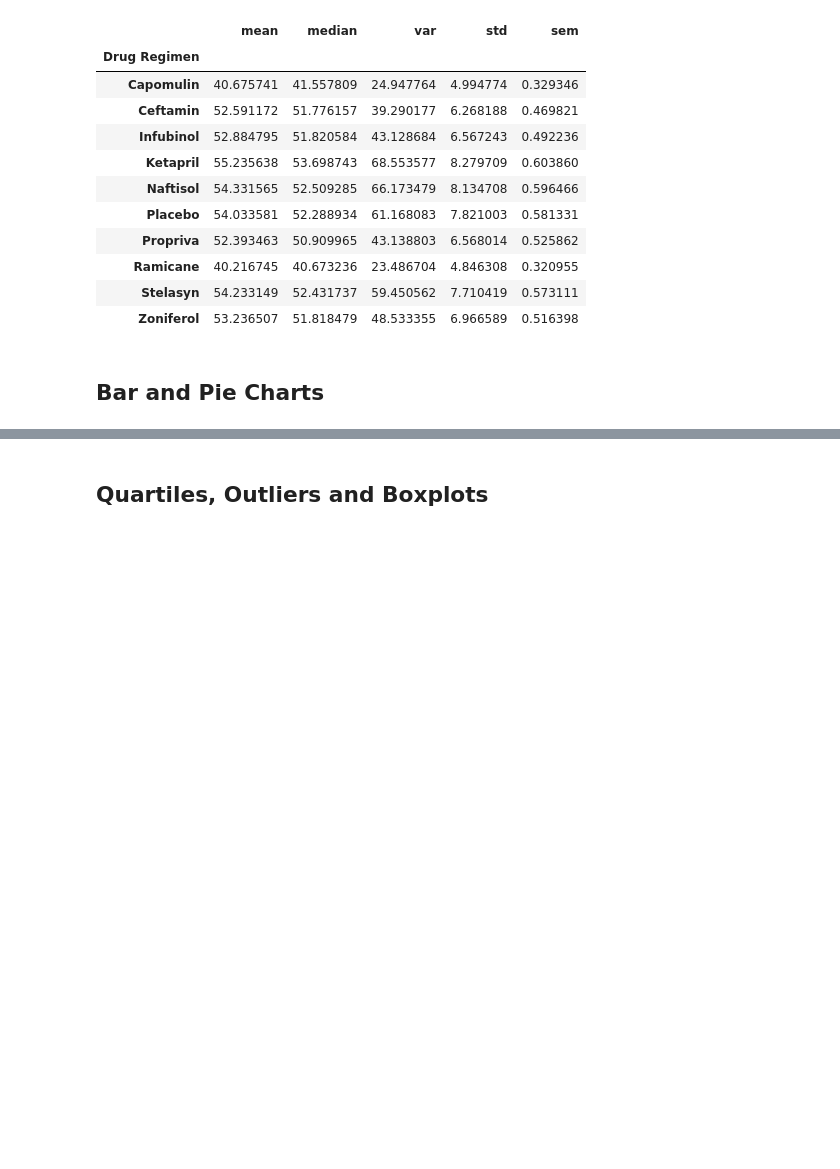
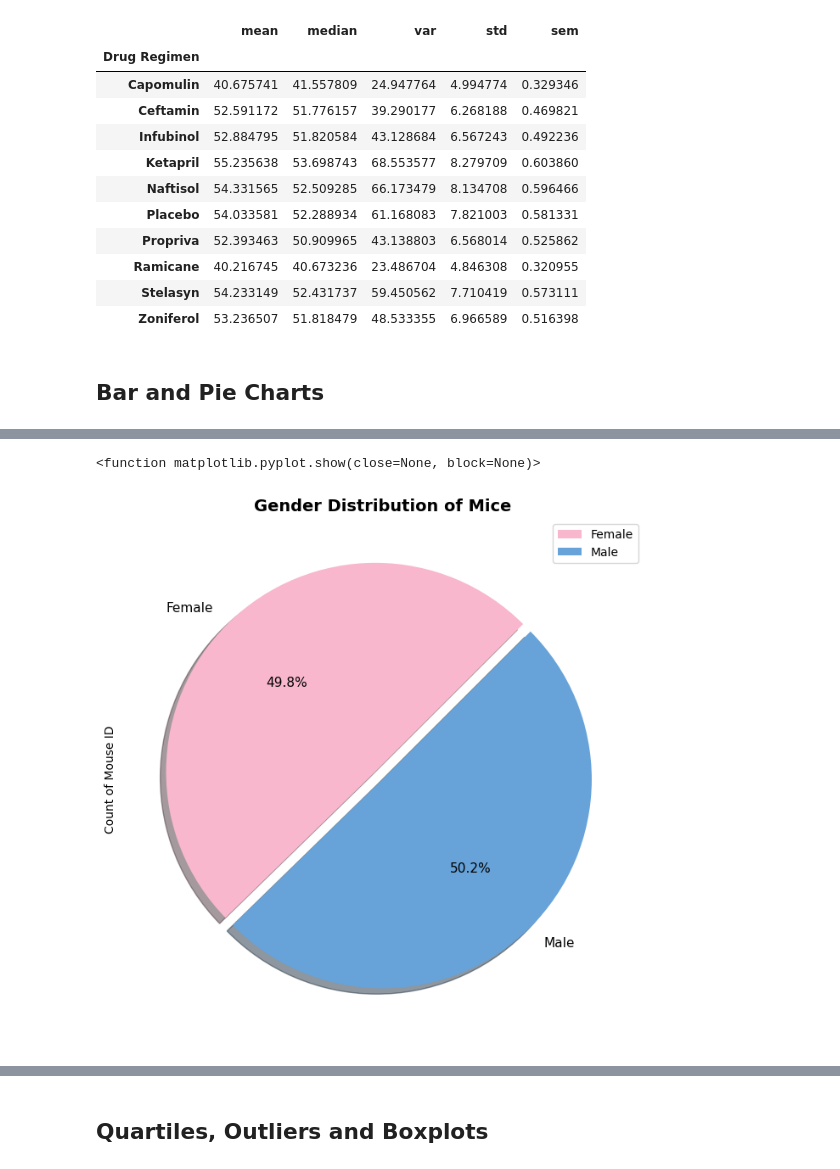
Before and after one commit to Saurabh-Lakhanpal/matplotlib-challenge, a Jupyter notebook: Pymaceuticals/pymaceuticals_solution.ipynb, the cells around one changed output, grey strips where cells are left out. Saved outputs shown, nothing was run; the diff lists cells and outputs as text; code cells hidden in the pictures; blank space fills up the shorter version.

```diff
--- a/Pymaceuticals/pymaceuticals_solution.ipynb
+++ b/Pymaceuticals/pymaceuticals_solution.ipynb
@@ -236,7 +243,27 @@ plt.show()
 # %%
 # Generate a pie chart, using Pandas, showing the distribution of unique female versus male mice used in the study
 
 # Get the unique mice with their gender
+gender_distribution_pd = mouse_Study_Data_clean.groupby("Sex")["Mouse ID"].nunique()
 
+# Define colors for each slice
+colors = ["#F8B7CD","#67A3D9"]
 
 # Make the pie chart
+gender_distribution_pd.plot(kind='pie',
+                            autopct='%1.1f%%',
+                            figsize=(8, 8),
+                            legend=True,
+                            fontsize=11,
+                            colors=colors,
+                            shadow=True,
+                            explode=(0.05,0),
+                            startangle=45,
+                            ylabel=("Count of Mouse ID")
+                            )
+
+plt.title("Gender Distribution of Mice",fontsize=14,fontweight='bold')
+plt.show
+# %% [output]
+<function matplotlib.pyplot.show(close=None, block=None)>
+[figure, added]
```
Also changed, not shown: parts of 21 cells of this notebook, 2 other files.
